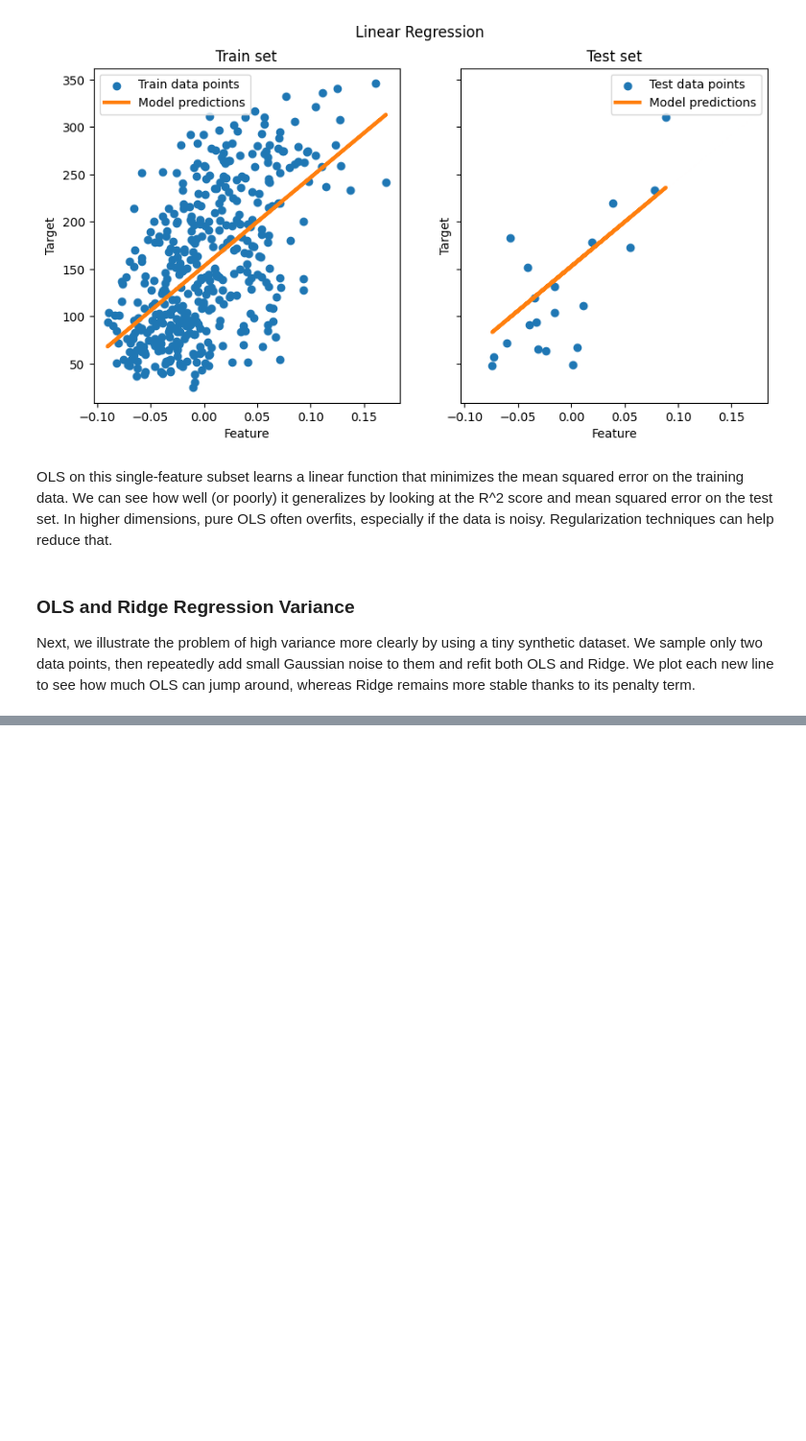
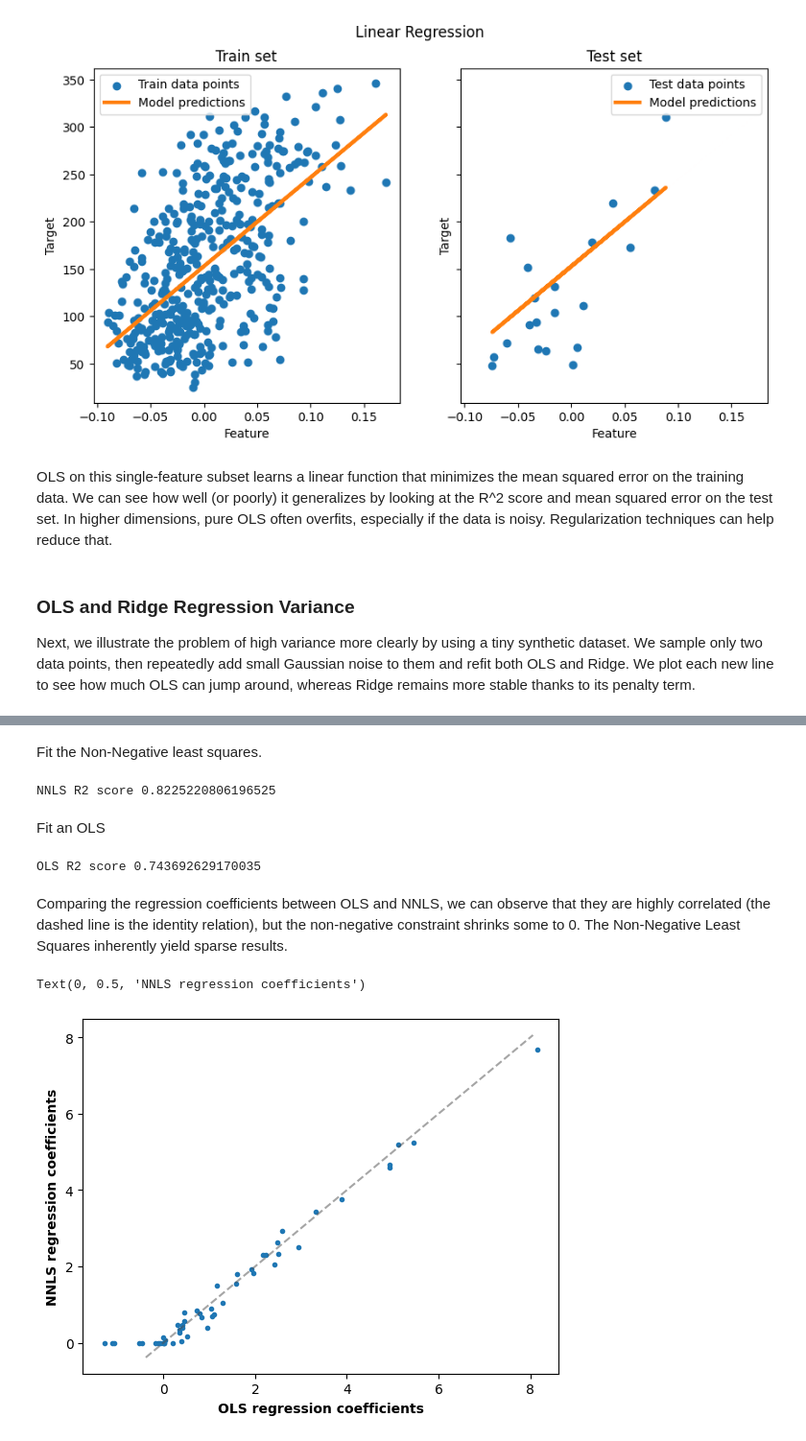
Before and after one commit to crdcamp/ml-learning-linear-regression-part-2, a Jupyter notebook: coding_labs/sklearn_lessons.ipynb, the cells around one changed output, grey strips where cells are left out. Shown at 96% size. Saved outputs shown, nothing was run; the diff lists cells and outputs as text; code cells hidden in the pictures; blank space fills up the shorter version.

```diff
--- a/coding_labs/sklearn_lessons.ipynb
+++ b/coding_labs/sklearn_lessons.ipynb
@@ -234,0 +293,12 @@ Next, we illustrate the problem of high variance more clearly by using a tiny sy
+# %%
+np.random.seed(42)
+
+n_samples, n_features = 200, 50
+X = np.random.randn(n_samples, n_features)
+true_coef = 3 * np.random.randn(n_features)
+# Threshold coefficients to render them non-negative
+true_coef[true_coef < 0] = 0
+y = np.dot(X, true_coef)
+
+# Add some noise
+y += 5 * np.random.normal(size=(n_samples,))
@@ -234,0 +307,36 @@ Next, we illustrate the problem of high variance more clearly by using a tiny sy
+# %%
+X_train, X_test, y_train, y_test = train_test_split(X, y, test_size=0.5)
+# %% [markdown]
+Fit the Non-Negative least squares.
+# %%
+reg_nnls = LinearRegression(positive=True)
+y_pred_nnls = reg_nnls.fit(X_train, y_train).predict(X_test)
+r2_score_nnls = r2_score(y_test, y_pred_nnls)
+print("NNLS R2 score", r2_score_nnls)
+# %% [output]
+NNLS R2 score 0.8225220806196525
+# %% [markdown]
+Fit an OLS
+# %%
+reg_ols = LinearRegression()
+y_pred_ols = reg_ols.fit(X_train, y_train).predict(X_test)
+r2_score_ols = r2_score(y_test, y_pred_ols)
+print("OLS R2 score", r2_score_ols)
+# %% [output]
+OLS R2 score 0.743692629170035
+# %% [markdown]
+Comparing the regression coefficients between OLS and NNLS, we can observe that they are highly correlated (the dashed line is the identity relation), but the non-negative constraint shrinks some to 0. The Non-Negative Least Squares inherently yield sparse results.
+# %%
+fig, ax = plt.subplots()
+ax.plot(reg_ols.coef_, reg_nnls.coef_, linewidth=0, marker=".")
+
+low_x, high_x = ax.get_xlim()
+low_y, high_y = ax.get_ylim()
+low = max(low_x, low_y)
+high = min(high_x, high_y)
+ax.plot([low, high], [low, high], ls="--", c=".3", alpha=0.5)
+ax.set_xlabel("OLS regression coefficients", fontweight="bold")
+ax.set_ylabel("NNLS regression coefficients", fontweight="bold")
+# %% [output]
+Text(0, 0.5, 'NNLS regression coefficients')
+[figure, added]
```
Also changed, not shown: parts of 14 cells of this notebook, 1 other file.
